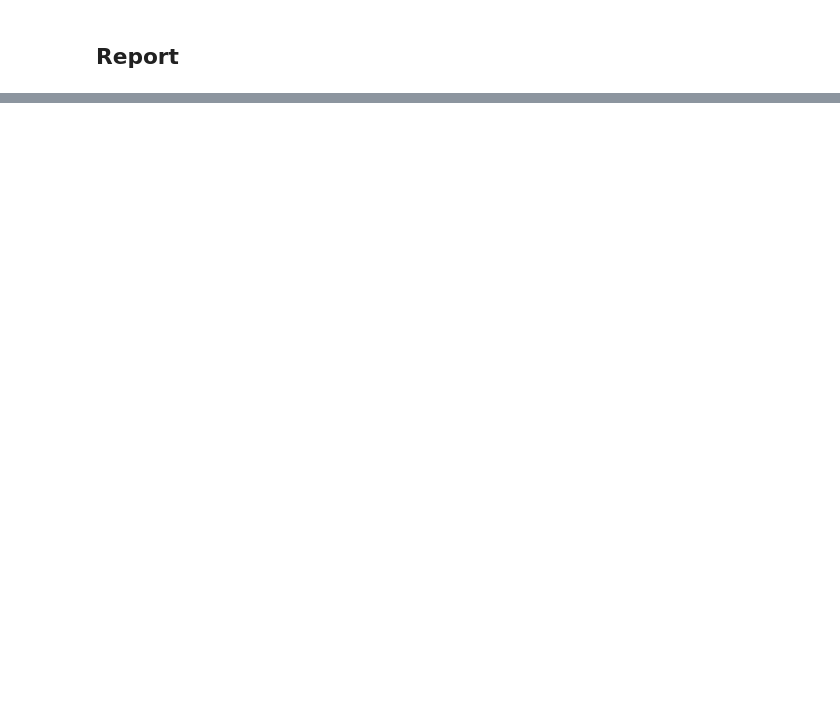
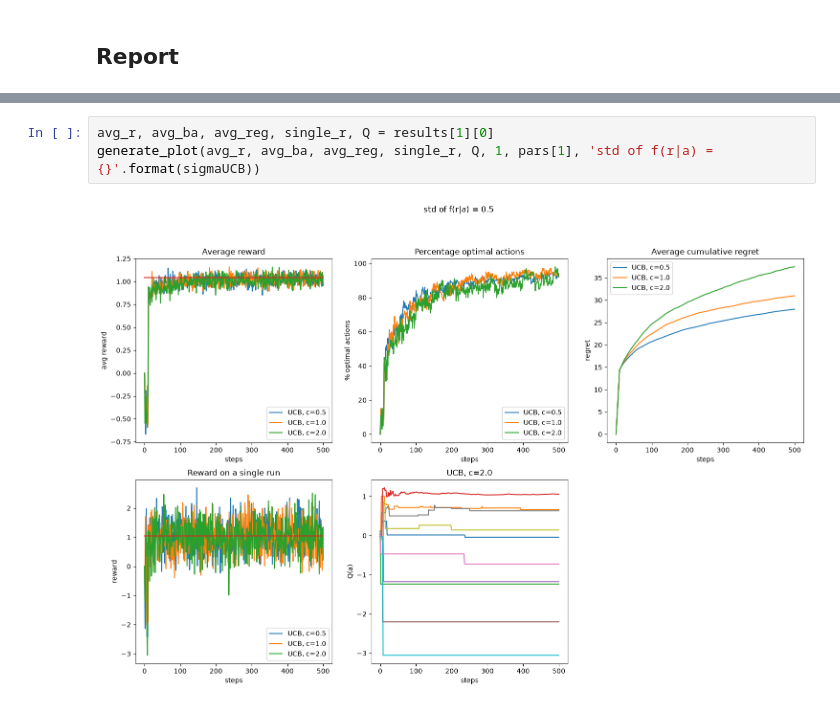
Before and after one commit to baltimira/Deep-Reinforcement-Learning, a Jupyter notebook: ARAP_Lab1_MAB.ipynb, the cells around one changed output, grey strips where cells are left out. Cells and saved outputs as stored; diff of their text form; blank space fills up the shorter version.

```diff
--- a/ARAP_Lab1_MAB.ipynb
+++ b/ARAP_Lab1_MAB.ipynb
@@ -125,0 +154,5 @@ the regret over time. Derive conclusions.
+# %%
+avg_r, avg_ba, avg_reg, single_r, Q = results[1][0]
+generate_plot(avg_r, avg_ba, avg_reg, single_r, Q, 1, pars[1], 'std of f(r|a) = {}'.format(sigmaUCB))
+# %% [output]
+[figure, added]
```
Also changed, not shown: parts of 35 cells of this notebook, 5 other files.
